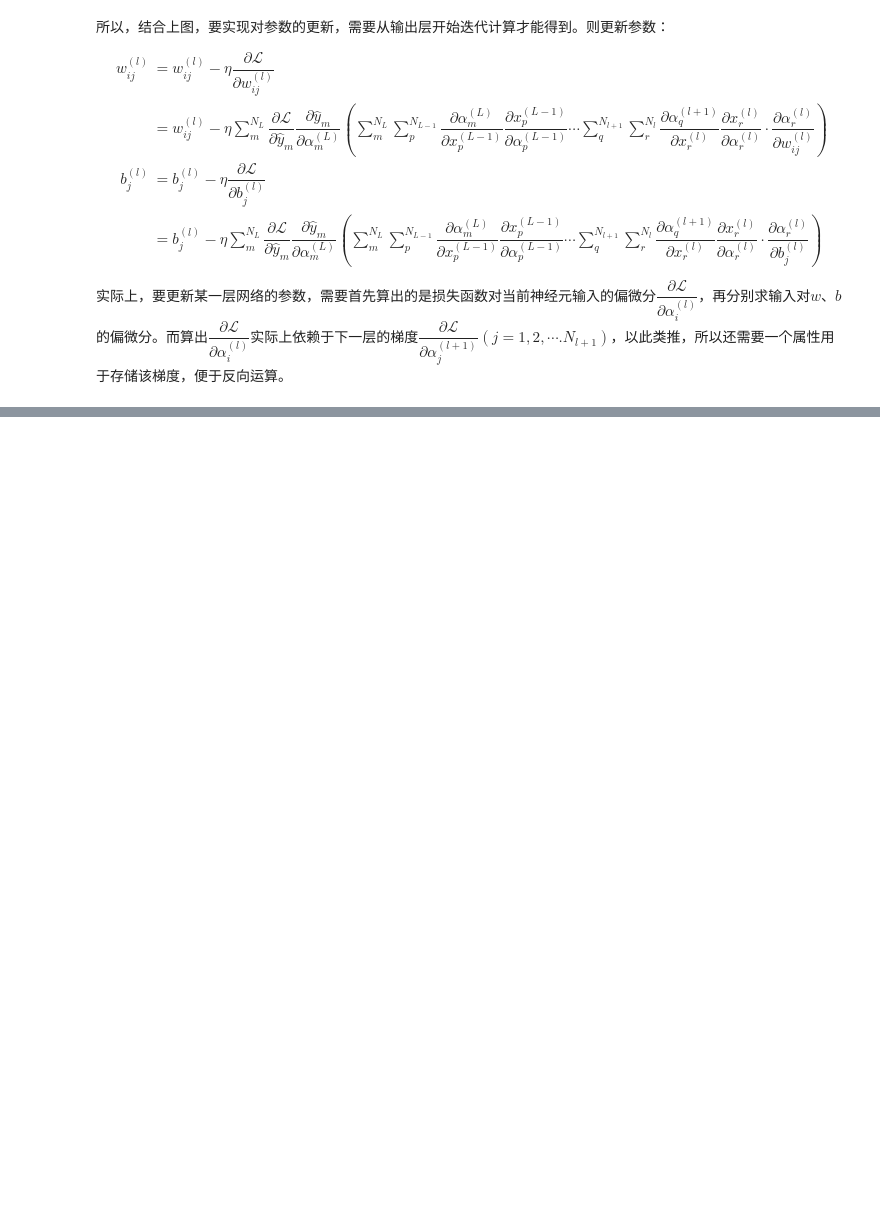
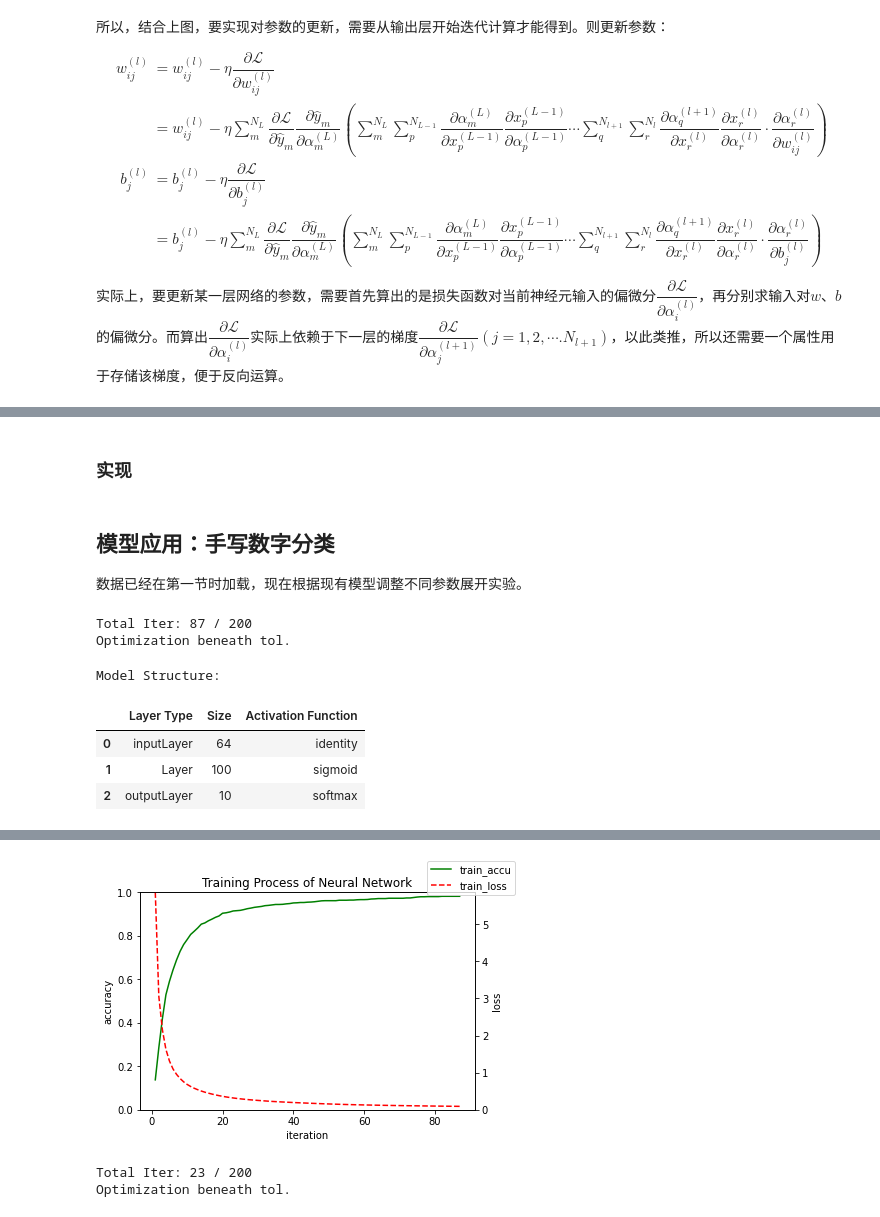
Before and after one commit to MarioZZJ/PM.SimLab-AML, a Jupyter notebook: L8-NeuralNetwork.ipynb, the cells around one changed output, grey strips where cells are left out. Saved outputs shown, nothing was run; the diff lists cells and outputs as text; code cells hidden in the pictures; blank space fills up the shorter version.

```diff
--- a/L8-NeuralNetwork.ipynb
+++ b/L8-NeuralNetwork.ipynb
@@ -241,6 +277,6 @@ array([[ 0.214419  ,  0.34720789, -1.25083701],
 # %%
 class outputLayer(Layer):
-    def __init__(self, size, prevsize, activation_func=softmax, loss_func=crossEntropy):
+    def __init__(self, size, prevsize, activation_func=softmax(), loss_func=crossEntropy):
         super(outputLayer, self).__init__(size, prevsize,activation_func)
         self.y = np.zeros((size,1))
         self.loss_func = crossEntropy
@@ -250,21 +286,21 @@ class outputLayer(Layer):
 
     def forward(self):
         self.alpha = np.sum(self.prevLayer.x* self.w.T ,axis=1)
-        self.x = self.act_func(self.alpha)
+        self.x = self.act_func.func(self.alpha)
         self.w_old = self.w.copy()
 
     def backPropagation(self):
-        self.grad = self.act_func(self.alpha) - self.y
+        self.grad = self.act_func.func(self.alpha) - self.y
         self.w = np.array(self.w - Layer.lr*np.mat(self.prevLayer.x).T*np.mat(self.grad))
         self.b = self.b - Layer.lr*self.grad
         self.prevLayer.backPropagation()
 # %%
 class inputLayer(Layer):
-    def __init__(self, size, activation_func=identity):
+    def __init__(self, size, activation_func=identity()):
         super(inputLayer, self).__init__(size, 1, activation_func)
 
     def forward(self,X):
-        self.x = X
+        self.x = self.act_func.func(X)
         self.nextLayer.forward()
 
     def backPropagation(self):
@@ -272,2 +334,4 @@ class inputLayer(Layer):
+# %% [markdown]
+### 实现
 # %%
 class BPNeuralNetwork:
@@ -334,0 +437,40 @@ class BPNeuralNetwork:
+# %% [markdown]
+## 模型应用：手写数字分类
+
+数据已经在第一节时加载，现在根据现有模型调整不同参数展开实验。
+# %%
+def train_evaluate(model,history,X_test,y_test): #可视化训练过程
+    print('Model Structure:')
+    display(model.display_model())
+    train_accu = history['accuracy']
+    train_loss = history['loss']
+
+    iters = range(1,len(train_accu))
+
+    fig = plt.figure()
+    ax = fig.add_subplot(111)
+    ax.plot(iters,train_accu[1:],'-g',label='train_accu')
+    ax2 = ax.twinx();ax2.set_ylabel('loss')
+    ax2.plot(iters,train_loss[1:],'--r',label='train_loss')
+    ax2.set_ylim(0,train_loss[1])
+    ax.set_ylim(0,1);ax.set_ylabel('accuracy')
+    ax.set_xlabel('iteration')
+    ax.set_title('Training Process of Neural Network')
+    fig.legend()
+    result = model.test(X_test,y_test)
+    print('Test Loss:\t %.5f' % result['loss'])
+    print('Test Accuracy:\t %.5f' % result['accuracy'])
+# %%
+model = BPNeuralNetwork(hidden_layer_sizes=(100,),activation=sigmoid(),tol=1e-8,max_iter=200)
+history = model.train(X_train,y_train)
+# %% [output]
+Total Iter: 87 / 200
+Optimization beneath tol.
+# %%
+train_evaluate(model,history,X_test,y_test)
+# %% [output]
+Model Structure:
+|  | Layer Type | Size | Activation Function |
+| 0 | inputLayer | 64 | identity |
+| 1 | Layer | 100 | sigmoid |
+| 2 | outputLayer | 10 | softmax |
@@ -334,0 +479,7 @@ class BPNeuralNetwork:
+[figure, added]
+# %%
+model = BPNeuralNetwork(hidden_layer_sizes=(100,),activation=relu(),tol=1e-8,max_iter=200)
+history = model.train(X_train,y_train)
+# %% [output]
+Total Iter: 23 / 200
+Optimization beneath tol.
```
Also changed, not shown: parts of 29 cells of this notebook, 1 other file.
